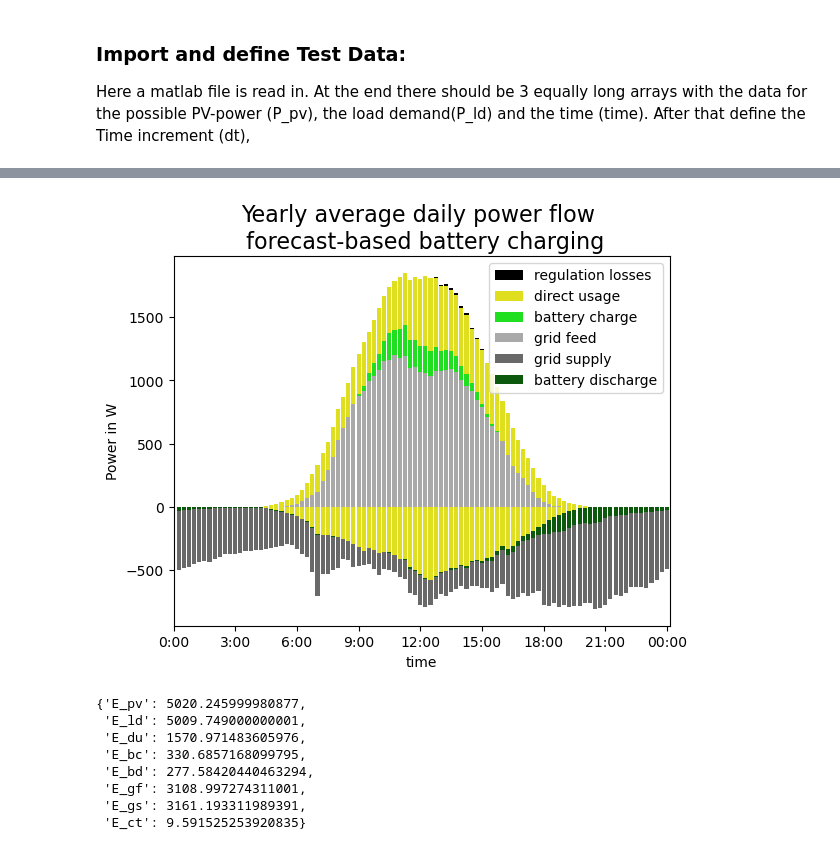
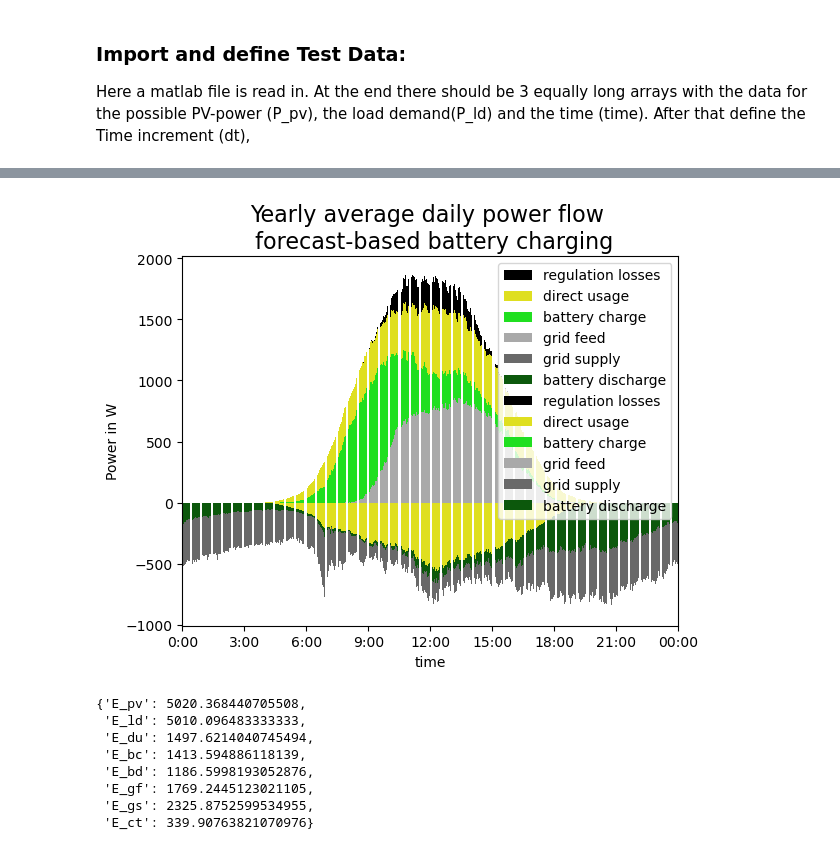
Before and after one commit to ttjaden/pvprog, a Jupyter notebook: src/documentation.ipynb, the cells around one changed output, grey strips where cells are left out. Cells and saved outputs as stored; diff of their text form; code cells hidden in the pictures.

```diff
--- a/src/documentation.ipynb
+++ b/src/documentation.ipynb
@@ -166,8 +166,8 @@ a,v,pf,eb=test.simu_erg(P_pv,P_ld,P_b)
 pfm= pd.DataFrame()
 vars=['P_pv','P_ld','P_du','P_bc','P_bd','P_gf','P_gs','P_ct']
 for i in range(0,8):
-    pfm[vars[i]]=np.mean(np.reshape(pf[vars[i]],(96,365),order='F'),1)
-pfm['time']=range(1,97)
+    pfm[vars[i]]=np.mean(np.reshape(pf[vars[i]],(1440,365),order='F'),1)
+pfm['time']=range(1,1441)
 pfm['P_cta']=pfm['P_ct']+pfm['P_du']+pfm['P_bc']+pfm['P_gf']
 pfm['P_dua']=pfm['P_du']+pfm['P_bc']+pfm['P_gf']
 pfm['P_bca']=pfm['P_bc']+pfm['P_gf']
@@ -206,10 +206,9 @@ eb
 #calculation for forcast-based battery charging
 P_b=np.zeros(len(time))
 soc=np.zeros(len(time))
-p_pvf=test.prog4pv(time,P_pv)
+p_pvf=test.prog4pv(time,p_pv)
+P_pvf=p_pvf*P_stc*1000
 P_ldf,time_f = test.prog4ld(time,P_ld)
-P_pv=p_pv*P_stc*1000
-P_pvf=p_pvf*P_stc*1000
 P_d=P_pv-P_ld
 P_df=P_pvf-P_ldf
 P_bf = 0
@@ -221,4 +220,4 @@ if C_bu>0:
             P_bf,P_dfsel=test.batt_prog(t,P_df,soc)
         P_b[t]=test.err_ctrl(t,P_d,P_dfsel,P_bf)
         P_b[t],soc[t]=test.batt_sim(P_b[t],soc[t-1])
-a,v,pf,eb=test.simu_erg(P_pv,P_ld,P_b)
+a,v,pf,eb,E_pv,E_ld,E_du,E_bc,E_bd,E_gf,E_gs,E_ct,a1,v1=test.simu_erg(P_pv,P_ld,P_b)
@@ -225,41 +250,41 @@ a,v,pf,eb=test.simu_erg(P_pv,P_ld,P_b)
 # %%
 pfm= pd.DataFrame()
 vars=['P_pv','P_ld','P_du','P_bc','P_bd','P_gf','P_gs','P_ct']
 for i in range(0,8):
-    pfm[vars[i]]=np.mean(np.reshape(pf[vars[i]],(96,365),order='F'),1)
-pfm['time']=range(1,97)
+    pfm[vars[i]]=np.mean(np.reshape(pf[vars[i]],(1440,365),order='F'),1)
+pfm['time']=range(1,1441)
 pfm['P_cta']=pfm['P_ct']+pfm['P_du']+pfm['P_bc']+pfm['P_gf']
 pfm['P_dua']=pfm['P_du']+pfm['P_bc']+pfm['P_gf']
 pfm['P_bca']=pfm['P_bc']+pfm['P_gf']
 
 
 pfm['P_gs']=-pfm['P_gs']-pfm['P_bd']-pfm['P_du']
 pfm['P_bd']=-pfm['P_bd']-pfm['P_du']
 pfm['P_du']=-pfm['P_du']
 sns.reset_defaults()
 s1 = sns.barplot(x='time',y = 'P_cta',data = pfm, color = 'black',label='regulation losses')
 s2 = sns.barplot(x='time',y = 'P_dua', data = pfm, color = 'yellow',label='direct usage')
 s3 = sns.barplot(x='time',y = 'P_bca', data = pfm, color = 'lime',label='battery charge')
 s4 = sns.barplot(x='time',y = 'P_gf', data = pfm, color = 'darkgrey',label='grid feed')
 s5 = sns.barplot(x='time',y = 'P_gs', data = pfm, color = 'dimgrey',label='grid supply')
 s6 = sns.barplot(x='time',y = 'P_bd', data = pfm, color = 'darkgreen',label='battery discharge')
 s7 = sns.barplot(x='time',y = 'P_du', data = pfm, color = 'yellow')
 
 plt.title('Yearly average daily power flow \n forecast-based battery charging', fontsize=16)
 s1.legend()
 #add axis titles
-plt.xticks(range(-1,96,12),['0:00','3:00','6:00','9:00','12:00','15:00','18:00','21:00','00:00'])
+plt.xticks(range(-1,1440,180),['0:00','3:00','6:00','9:00','12:00','15:00','18:00','21:00','00:00'])
 plt.ylabel('Power in W')
 #plt.legend(labels=["regulation losses","direct usage","battery charge","grid feed-in","grid supply","battery discharge","direct use"])
 plt.show()
 eb
 # %% [output]
-[figure, old version]
+[figure, new version]
-{'E_pv': 5020.245999980877,
- 'E_ld': 5009.749000000001,
- 'E_du': 1570.971483605976,
- 'E_bc': 330.6857168099795,
- 'E_bd': 277.58420440463294,
- 'E_gf': 3108.997274311001,
- 'E_gs': 3161.193311989391,
- 'E_ct': 9.591525253920835}
+{'E_pv': 5020.368440705508,
+ 'E_ld': 5010.096483333333,
+ 'E_du': 1497.6214040745494,
+ 'E_bc': 1413.594886118139,
+ 'E_bd': 1186.5998193052876,
+ 'E_gf': 1769.2445123021105,
+ 'E_gs': 2325.8752599534955,
+ 'E_ct': 339.90763821070976}
```
Also changed, not shown: parts of 4 cells of this notebook.
